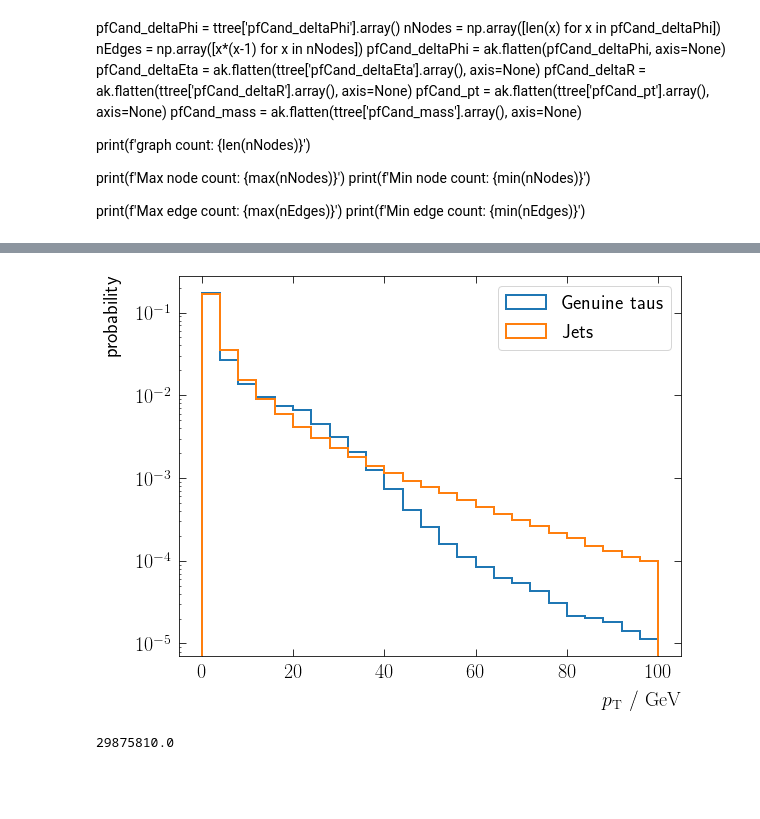
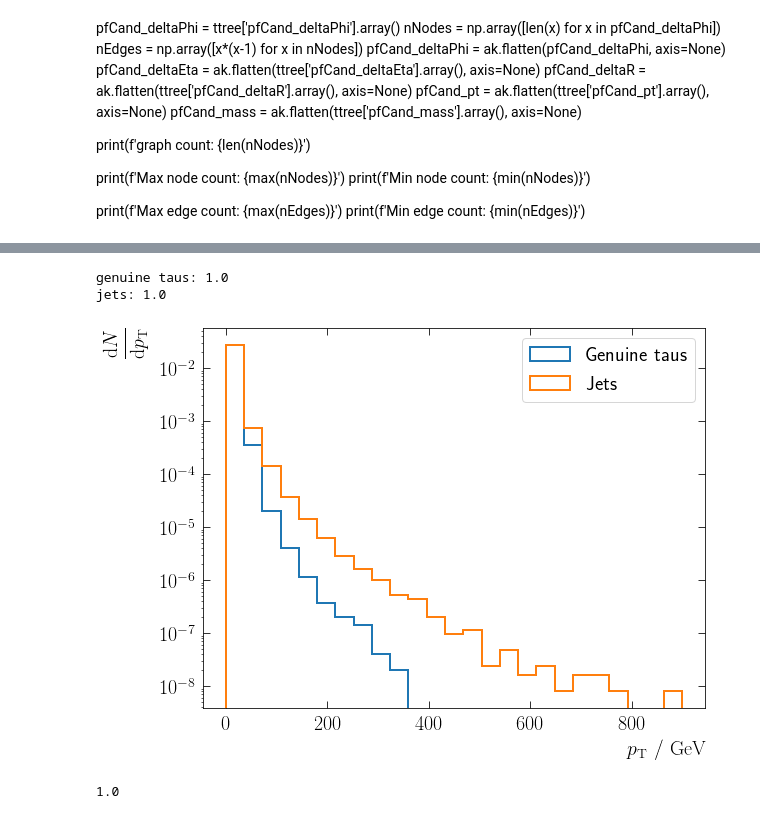
Before and after one commit to andrewissac/GraphML, a Jupyter notebook: histogramRootfiles.ipynb, the cells around one changed output, grey strips where cells are left out. Drawn from its saved outputs; the diff is of its cells as text; code cells hidden in the pictures; blank space fills up the shorter version.

```diff
--- a/histogramRootfiles.ipynb
+++ b/histogramRootfiles.ipynb
@@ -11,8 +11,8 @@ plt.rcParams.update({'font.size': 20})
 plt.rcParams['text.usetex'] = True
 lw = 2
 xyLabelFontSize = 20
-xLabelPad = 10
-yLabelPad = 15
+xLabelPad = 7
+yLabelPad = 12
 
 pp = pprint.PrettyPrinter()
 folder = '/ceph/aissac/ntuple_for_graphs/prod_2018_v2_processed_v5/trimmed_200000_and_cut_puppiWeightNoLep_greater_0_and_deltaR_smaller_0point5'
@@ -209,24 +325,23 @@ plt.show()
+# %%
+integrateHisto(pfCand_deltaR, nBins)
+# %% [output]
+genuine taus: 1.0
+jets: 1.0
 # %%
-pfCand_pt = {
-    "Genuine taus" : ak.to_numpy(ak.flatten(genuine["pfCand_pt"].array(), axis=None)),
-    "Jets" : ak.to_numpy(ak.flatten(jets["pfCand_pt"].array(), axis=None))
-}
-
-
 fig, ax = plt.subplots(figsize=(9,7))
 ax.tick_params(labelbottom=True, labeltop=False, labelleft=True, labelright=False,
-               bottom=True, top=True, left=True, right=True, length=7, pad=7)
+               bottom=True, top=True, left=True, right=True, length=7, pad=7, which='major', direction='in')
 
-ax.hist(pfCand_pt["Genuine taus"], bins=nBins, range=(0, 100), label="Genuine taus", log=True,histtype="step", linewidth=lw, density=True)
-ax.hist(pfCand_pt["Jets"], bins=nBins, range=(0, 100), label="Jets", histtype="step", log=True, linewidth=lw, density=True)
-ax.set_xlabel("$p_{\mathrm{T}}\,\,/ \,\, \mathrm{GeV}$", loc='right', labelpad=xLabelPad, fontsize=xyLabelFontSize)
-ax.set_ylabel("probability", loc='top', labelpad=yLabelPad, fontsize=xyLabelFontSize)
+ax.hist(pfCand_pt["Genuine taus"], bins=nBins, range=(0, 900), log=True, label="Genuine taus", histtype="step", linewidth=lw, density=True)
+ax.hist(pfCand_pt["Jets"], bins=nBins, range=(0, 900), log=True, label="Jets", histtype="step", linewidth=lw, density=True)
+ax.set_xlabel(r"$p_{\mathrm{T}}\,\,/ \,\, \mathrm{GeV}$", loc='right', labelpad=xLabelPad, fontsize=xyLabelFontSize)
+ax.set_ylabel(r"$\displaystyle\frac{\mathrm{d}N}{\mathrm{d}p_{\mathrm{T}}}$", loc='top', labelpad=yLabelPad, fontsize=xyLabelFontSize)
 ax.legend()
 plt.savefig(f'{baseFileName}_pfCand_pt.png')
 plt.show()
 # %% [output]
-[figure, old version]
+[figure, new version]
-# %%
-print(np.sum(pfCand_pt["Genuine taus"] * 4.0))
-# %% [output]
-29875810.0
+# %%
+integrateHisto(pfCand_pt, nBins)
+# %% [output]
+1.0
```
Also changed, not shown: parts of 26 cells of this notebook, 2 other files.
